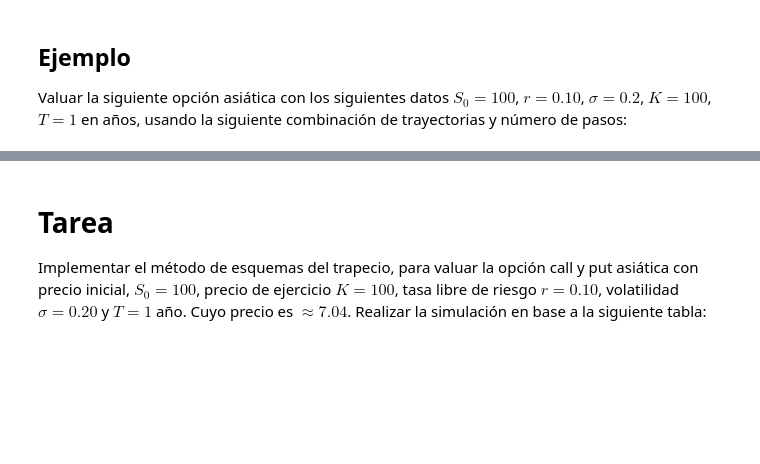
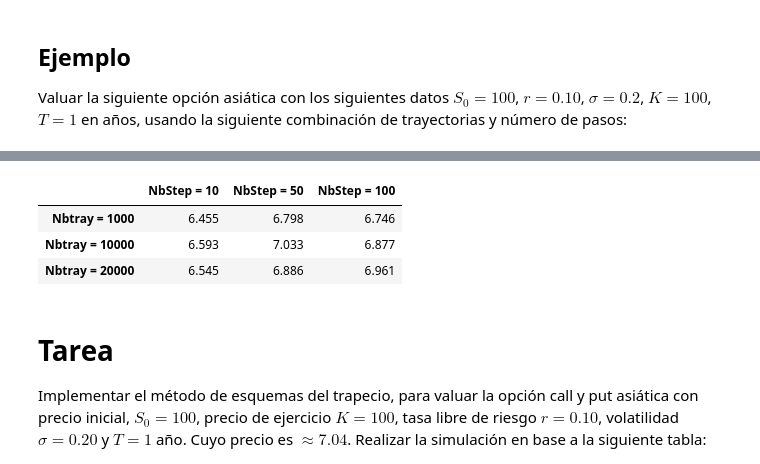
Before and after one commit to Miriam1999/SPF-2021-I, a Jupyter notebook: TEMA-3/Clase23_ValuacionOpcionesAsiaticas.ipynb, the cells around one changed output, grey strips where cells are left out. Saved outputs shown, nothing was run; the diff lists cells and outputs as text; code cells hidden in the pictures; blank space fills up the shorter version.

```diff
--- a/TEMA-3/Clase23_ValuacionOpcionesAsiaticas.ipynb
+++ b/TEMA-3/Clase23_ValuacionOpcionesAsiaticas.ipynb
@@ -348,3 +372,19 @@ matrix([[5.9362596 , 6.14246606, 7.14793892],
+# %%
+# Resolverlo acá
+S0 = 100
+r = 0.10
+sigma = 0.2
+K = 100
+T = 1
+
+df.loc[:, :] = list(map(lambda N_tra: list(map(lambda N_ste: Riemann_approach(K, r, S0, N_tra, N_ste, sigma, T), NbStep)),
+         NbTraj))
+df
+# %% [output]
+|  | NbStep = 10 | NbStep = 50 | NbStep = 100 |
+| Nbtray = 1000 | 6.455 | 6.798 | 6.746 |
+| Nbtray = 10000 | 6.593 | 7.033 | 6.877 |
+| Nbtray = 20000 | 6.545 | 6.886 | 6.961 |
 # %% [markdown]
 # Tarea
 
```
Also changed, not shown: parts of 6 cells of this notebook, 1 other file.
